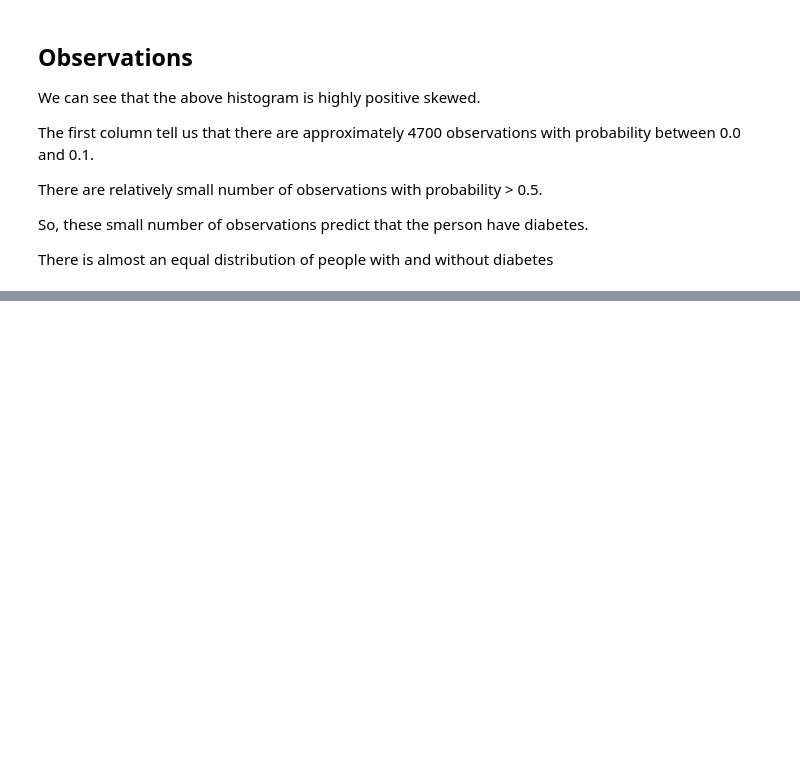
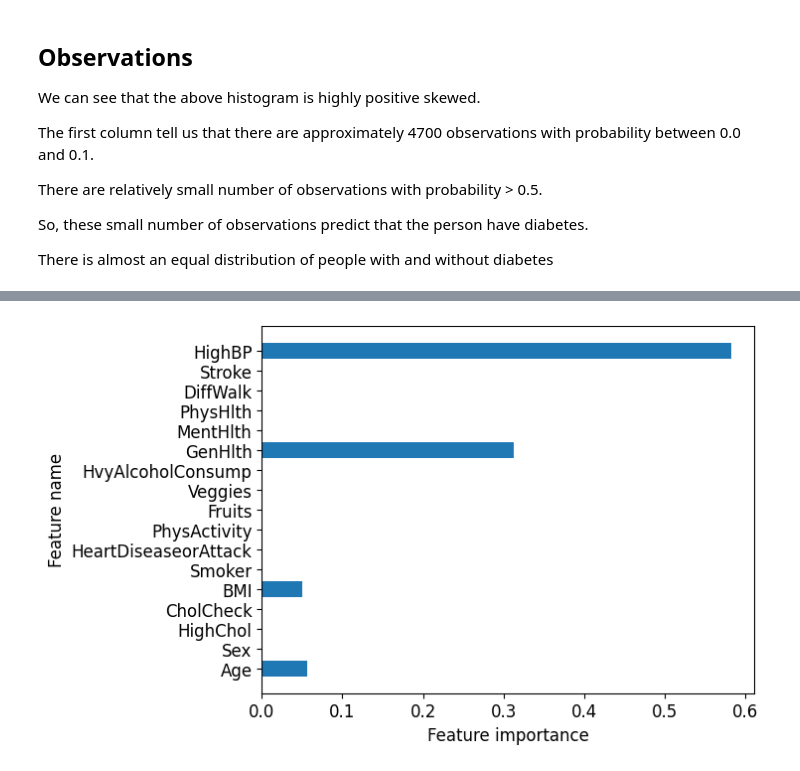
Before and after one commit to aarshabh/Diabetes-Prediction-Model, a Jupyter notebook: Term Project.ipynb, the cells around one changed output, grey strips where cells are left out. Cells and saved outputs as stored; diff of their text form; code cells hidden in the pictures; blank space fills up the shorter version.

```diff
--- a/Term Project.ipynb
+++ b/Term Project.ipynb
@@ -821,0 +864,12 @@ There is almost an equal distribution of people with and without diabetes
+# %%
+feature_names = X.columns.values
+
+def plot_feature_importances(clf, feature_names):
+    c_features = len(feature_names)
+    plt.barh(range(c_features), clf.feature_importances_)
+    plt.xlabel("Feature importance")
+    plt.ylabel("Feature name")
+    plt.yticks(np.arange(c_features), feature_names)
+plot_feature_importances(dt, feature_names)
+# %% [output]
+[figure, added]
```
Also changed, not shown: parts of 22 cells of this notebook.
